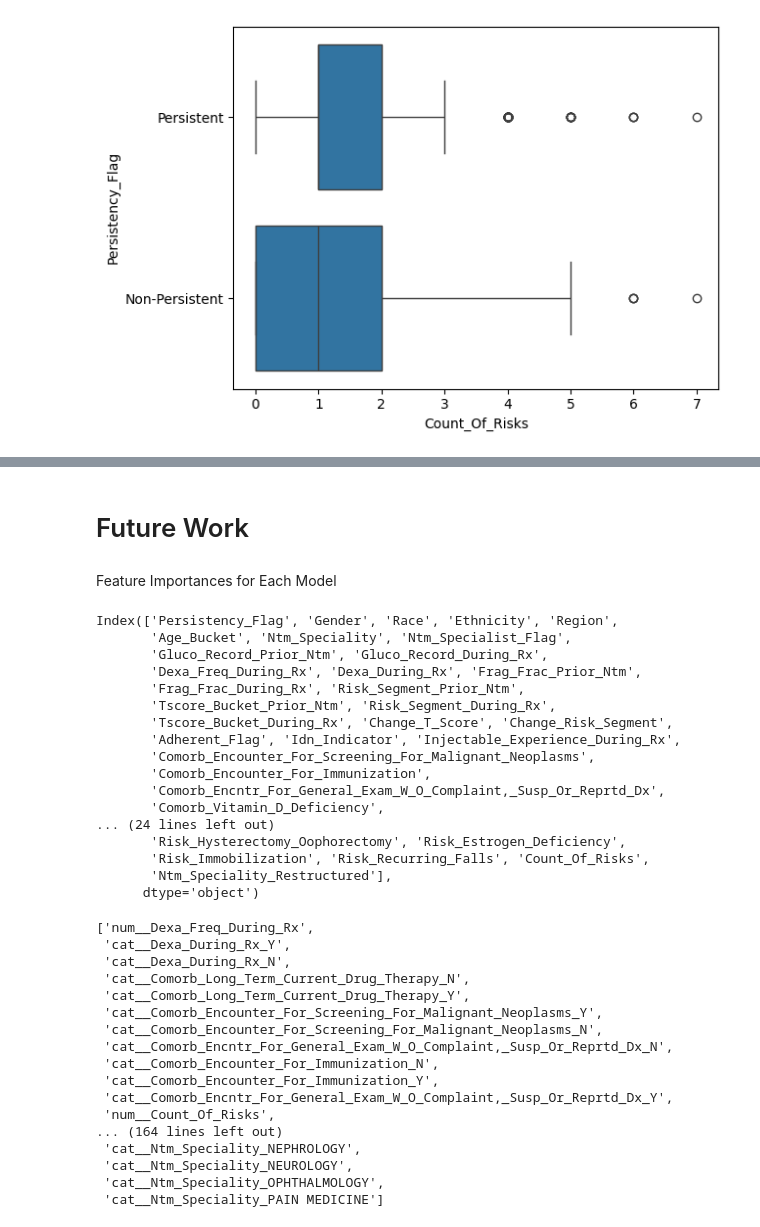
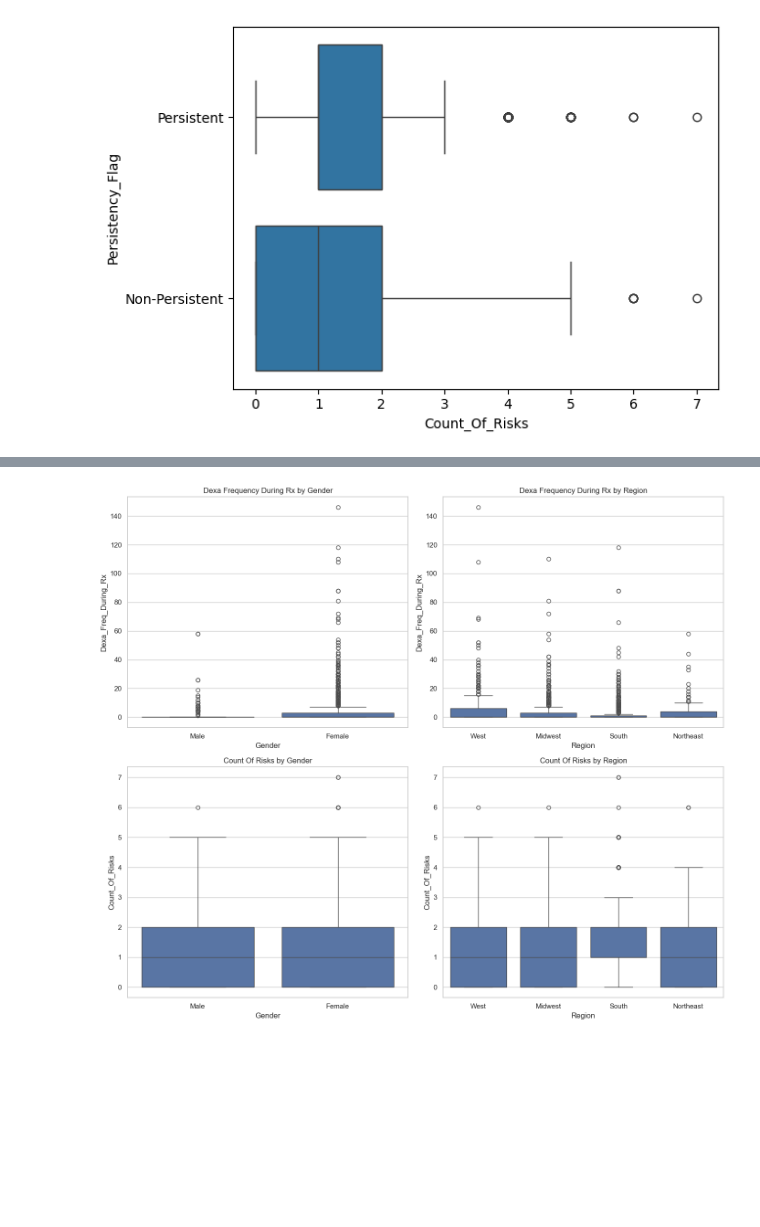
Before and after one commit to Yushamsi/Healthcare-Drug-Classification-EDA, a Jupyter notebook: Data Cleaning + EDA Analysis - Week 9 & 10.ipynb, the cells around one changed output, grey strips where cells are left out. Cells and saved outputs as stored; diff of their text form; code cells hidden in the pictures; blank space fills up the shorter version.

Commit message:
Restructure Repo DG

```diff
--- a/Analysis.ipynb
+++ b/Data Cleaning + EDA Analysis - Week 9 & 10.ipynb
@@ -777,4 +420,0 @@ joblib.dump(grid_search_lr.best_estimator_, 'logistic_regression_model.pkl')
-# %% [markdown]
-# Future Work
-# %% [markdown]
-Feature Importances for Each Model
@@ -803,40 +421,25 @@ names = feature_importances_df['Feature'].to_list()
-# %%
-health_data_preprocessed.columns
-# %% [output]
-Index(['Persistency_Flag', 'Gender', 'Race', 'Ethnicity', 'Region',
-       'Age_Bucket', 'Ntm_Speciality', 'Ntm_Specialist_Flag',
-       'Gluco_Record_Prior_Ntm', 'Gluco_Record_During_Rx',
-       'Dexa_Freq_During_Rx', 'Dexa_During_Rx', 'Frag_Frac_Prior_Ntm',
-       'Frag_Frac_During_Rx', 'Risk_Segment_Prior_Ntm',
-       'Tscore_Bucket_Prior_Ntm', 'Risk_Segment_During_Rx',
-       'Tscore_Bucket_During_Rx', 'Change_T_Score', 'Change_Risk_Segment',
-       'Adherent_Flag', 'Idn_Indicator', 'Injectable_Experience_During_Rx',
-       'Comorb_Encounter_For_Screening_For_Malignant_Neoplasms',
-       'Comorb_Encounter_For_Immunization',
-       'Comorb_Encntr_For_General_Exam_W_O_Complaint,_Susp_Or_Reprtd_Dx',
-       'Comorb_Vitamin_D_Deficiency',
-... (24 lines left out)
-       'Risk_Hysterectomy_Oophorectomy', 'Risk_Estrogen_Deficiency',
-       'Risk_Immobilization', 'Risk_Recurring_Falls', 'Count_Of_Risks',
-       'Ntm_Speciality_Restructured'],
-      dtype='object')
-# %%
-names
-# %% [output]
-['num__Dexa_Freq_During_Rx',
- 'cat__Dexa_During_Rx_Y',
- 'cat__Dexa_During_Rx_N',
- 'cat__Comorb_Long_Term_Current_Drug_Therapy_N',
- 'cat__Comorb_Long_Term_Current_Drug_Therapy_Y',
- 'cat__Comorb_Encounter_For_Screening_For_Malignant_Neoplasms_Y',
- 'cat__Comorb_Encounter_For_Screening_For_Malignant_Neoplasms_N',
- 'cat__Comorb_Encntr_For_General_Exam_W_O_Complaint,_Susp_Or_Reprtd_Dx_N',
- 'cat__Comorb_Encounter_For_Immunization_N',
- 'cat__Comorb_Encounter_For_Immunization_Y',
- 'cat__Comorb_Encntr_For_General_Exam_W_O_Complaint,_Susp_Or_Reprtd_Dx_Y',
- 'num__Count_Of_Risks',
-... (164 lines left out)
- 'cat__Ntm_Speciality_NEPHROLOGY',
- 'cat__Ntm_Speciality_NEUROLOGY',
- 'cat__Ntm_Speciality_OPHTHALMOLOGY',
- 'cat__Ntm_Speciality_PAIN MEDICINE']
+# %%
+# Set the aesthetics for the plots
+sns.set(style="whitegrid")
+
+# Create a figure to hold the plots
+fig, axes = plt.subplots(2, 2, figsize=(14, 12))
+
+# Box plots for Dexa_Freq_During_Rx across Gender and Region
+sns.boxplot(x='Gender', y='Dexa_Freq_During_Rx', data=health_data_preprocessed, ax=axes[0, 0])
+axes[0, 0].set_title('Dexa Frequency During Rx by Gender')
+
+sns.boxplot(x='Region', y='Dexa_Freq_During_Rx', data=health_data_preprocessed, ax=axes[0, 1])
+axes[0, 1].set_title('Dexa Frequency During Rx by Region')
+
+# Box plots for Count_Of_Risks across Gender and Region
+sns.boxplot(x='Gender', y='Count_Of_Risks', data=health_data_preprocessed, ax=axes[1, 0])
+axes[1, 0].set_title('Count Of Risks by Gender')
+
+sns.boxplot(x='Region', y='Count_Of_Risks', data=health_data_preprocessed, ax=axes[1, 1])
+axes[1, 1].set_title('Count Of Risks by Region')
+
+plt.tight_layout()
+plt.show()
+# %% [output]
+[figure, added]
```
Also changed, not shown: parts of 30 cells of this notebook, 4 other files.
